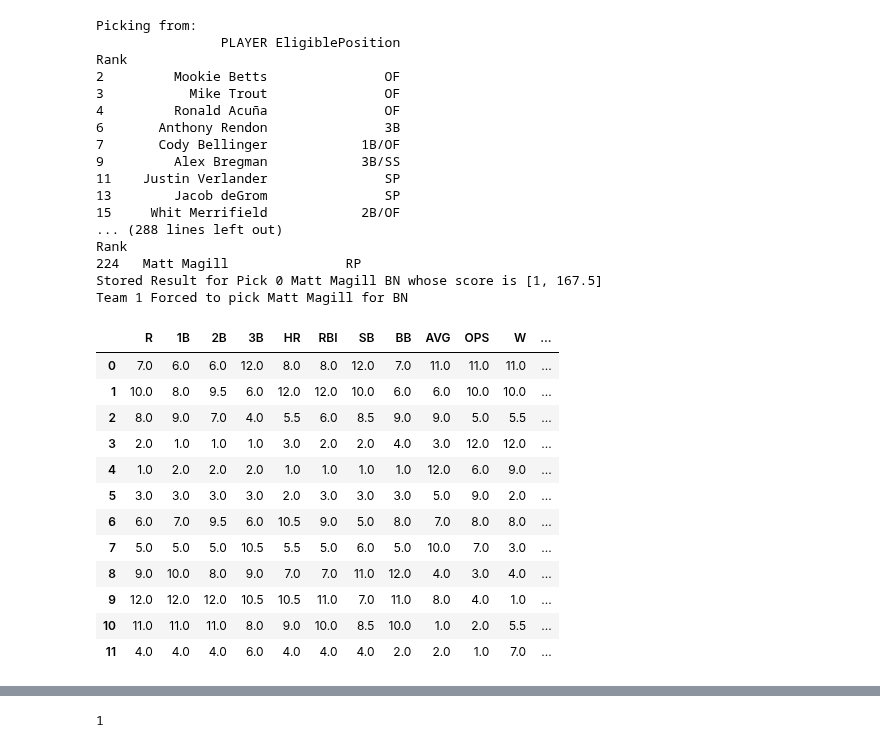
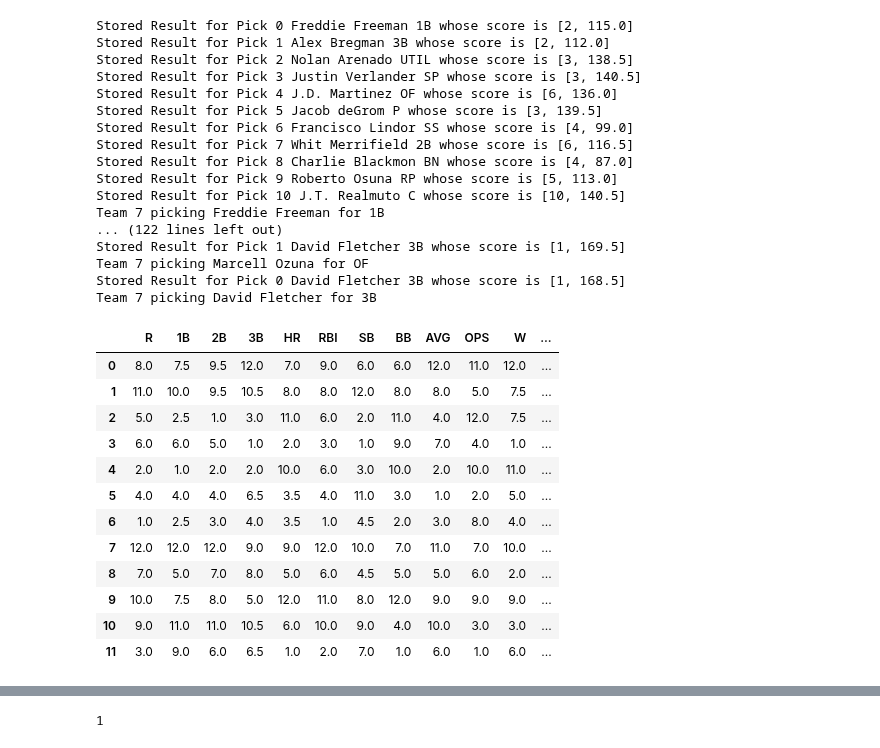
Before and after one commit to wrapgenius/GameDay2020, a Jupyter notebook: GameDay_Notebook.ipynb, the cells around one changed output, grey strips where cells are left out. Drawn from its saved outputs; the diff is of its cells as text; code cells hidden in the pictures.

Commit message:
Tried to get it to work for 1st and last pick but not successful

```diff
--- a/GameDay_Notebook.ipynb
+++ b/GameDay_Notebook.ipynb
@@ -52,2 +538,3 @@ dtype: float64
 # %%
-zipsS= Draft(player_ranking_zips, number_teams = 4, roster_spots = {'C':0,'1B':0,'2B':1, '3B':1,'SS':1,'OF':2,'UTIL':1,'SP':1,'RP':1,'P':1,'BN':1})
+steamM= Draft(player_ranking_zips, number_teams = 6, roster_spots = {'C':1,'1B':1,'2B':1, '3B':1,'SS':1,'OF':3,'UTIL':1,'SP':2,'RP':2,'P':3,'BN':2})
+steamL= Draft(player_ranking_steam, draft_position = 8)
@@ -57,37 +541,37 @@ steam = Draft(player_ranking_steam)
 # %%
-steam.draft_all()
+steamL.draft_all()
 # %% [output]
-Picking from:
-                PLAYER EligiblePosition
-Rank
-2         Mookie Betts               OF
-3           Mike Trout               OF
-4         Ronald Acuña               OF
-6       Anthony Rendon               3B
-7       Cody Bellinger            1B/OF
-9         Alex Bregman            3B/SS
-11    Justin Verlander               SP
-13        Jacob deGrom               SP
-15     Whit Merrifield            2B/OF
-... (288 lines left out)
-Rank
-224   Matt Magill               RP
-Stored Result for Pick 0 Matt Magill BN whose score is [1, 167.5]
-Team 1 Forced to pick Matt Magill for BN
+Stored Result for Pick 0 Freddie Freeman 1B whose score is [2, 115.0]
+Stored Result for Pick 1 Alex Bregman 3B whose score is [2, 112.0]
+Stored Result for Pick 2 Nolan Arenado UTIL whose score is [3, 138.5]
+Stored Result for Pick 3 Justin Verlander SP whose score is [3, 140.5]
+Stored Result for Pick 4 J.D. Martinez OF whose score is [6, 136.0]
+Stored Result for Pick 5 Jacob deGrom P whose score is [3, 139.5]
+Stored Result for Pick 6 Francisco Lindor SS whose score is [4, 99.0]
+Stored Result for Pick 7 Whit Merrifield 2B whose score is [6, 116.5]
+Stored Result for Pick 8 Charlie Blackmon BN whose score is [4, 87.0]
+Stored Result for Pick 9 Roberto Osuna RP whose score is [5, 113.0]
+Stored Result for Pick 10 J.T. Realmuto C whose score is [10, 140.5]
+Team 7 picking Freddie Freeman for 1B
+... (122 lines left out)
+Stored Result for Pick 1 David Fletcher 3B whose score is [1, 169.5]
+Team 7 picking Marcell Ozuna for OF
+Stored Result for Pick 0 David Fletcher 3B whose score is [1, 168.5]
+Team 7 picking David Fletcher for 3B
 # %%
-steam.roto_team_stats.rank()
+steamL.roto_team_stats.rank()
 # %% [output]
 |  | R | 1B | 2B | 3B | HR | RBI | SB | BB | AVG | OPS | W | ... |
-| 0 | 7.0 | 6.0 | 6.0 | 12.0 | 8.0 | 8.0 | 12.0 | 7.0 | 11.0 | 11.0 | 11.0 | ... |
-| 1 | 10.0 | 8.0 | 9.5 | 6.0 | 12.0 | 12.0 | 10.0 | 6.0 | 6.0 | 10.0 | 10.0 | ... |
-| 2 | 8.0 | 9.0 | 7.0 | 4.0 | 5.5 | 6.0 | 8.5 | 9.0 | 9.0 | 5.0 | 5.5 | ... |
-| 3 | 2.0 | 1.0 | 1.0 | 1.0 | 3.0 | 2.0 | 2.0 | 4.0 | 3.0 | 12.0 | 12.0 | ... |
-| 4 | 1.0 | 2.0 | 2.0 | 2.0 | 1.0 | 1.0 | 1.0 | 1.0 | 12.0 | 6.0 | 9.0 | ... |
-| 5 | 3.0 | 3.0 | 3.0 | 3.0 | 2.0 | 3.0 | 3.0 | 3.0 | 5.0 | 9.0 | 2.0 | ... |
-| 6 | 6.0 | 7.0 | 9.5 | 6.0 | 10.5 | 9.0 | 5.0 | 8.0 | 7.0 | 8.0 | 8.0 | ... |
-| 7 | 5.0 | 5.0 | 5.0 | 10.5 | 5.5 | 5.0 | 6.0 | 5.0 | 10.0 | 7.0 | 3.0 | ... |
-| 8 | 9.0 | 10.0 | 8.0 | 9.0 | 7.0 | 7.0 | 11.0 | 12.0 | 4.0 | 3.0 | 4.0 | ... |
-| 9 | 12.0 | 12.0 | 12.0 | 10.5 | 10.5 | 11.0 | 7.0 | 11.0 | 8.0 | 4.0 | 1.0 | ... |
-| 10 | 11.0 | 11.0 | 11.0 | 8.0 | 9.0 | 10.0 | 8.5 | 10.0 | 1.0 | 2.0 | 5.5 | ... |
-| 11 | 4.0 | 4.0 | 4.0 | 6.0 | 4.0 | 4.0 | 4.0 | 2.0 | 2.0 | 1.0 | 7.0 | ... |
+| 0 | 8.0 | 7.5 | 9.5 | 12.0 | 7.0 | 9.0 | 6.0 | 6.0 | 12.0 | 11.0 | 12.0 | ... |
+| 1 | 11.0 | 10.0 | 9.5 | 10.5 | 8.0 | 8.0 | 12.0 | 8.0 | 8.0 | 5.0 | 7.5 | ... |
+| 2 | 5.0 | 2.5 | 1.0 | 3.0 | 11.0 | 6.0 | 2.0 | 11.0 | 4.0 | 12.0 | 7.5 | ... |
+| 3 | 6.0 | 6.0 | 5.0 | 1.0 | 2.0 | 3.0 | 1.0 | 9.0 | 7.0 | 4.0 | 1.0 | ... |
+| 4 | 2.0 | 1.0 | 2.0 | 2.0 | 10.0 | 6.0 | 3.0 | 10.0 | 2.0 | 10.0 | 11.0 | ... |
+| 5 | 4.0 | 4.0 | 4.0 | 6.5 | 3.5 | 4.0 | 11.0 | 3.0 | 1.0 | 2.0 | 5.0 | ... |
+| 6 | 1.0 | 2.5 | 3.0 | 4.0 | 3.5 | 1.0 | 4.5 | 2.0 | 3.0 | 8.0 | 4.0 | ... |
+| 7 | 12.0 | 12.0 | 12.0 | 9.0 | 9.0 | 12.0 | 10.0 | 7.0 | 11.0 | 7.0 | 10.0 | ... |
+| 8 | 7.0 | 5.0 | 7.0 | 8.0 | 5.0 | 6.0 | 4.5 | 5.0 | 5.0 | 6.0 | 2.0 | ... |
+| 9 | 10.0 | 7.5 | 8.0 | 5.0 | 12.0 | 11.0 | 8.0 | 12.0 | 9.0 | 9.0 | 9.0 | ... |
+| 10 | 9.0 | 11.0 | 11.0 | 10.5 | 6.0 | 10.0 | 9.0 | 4.0 | 10.0 | 3.0 | 3.0 | ... |
+| 11 | 3.0 | 9.0 | 6.0 | 6.5 | 1.0 | 2.0 | 7.0 | 1.0 | 6.0 | 1.0 | 6.0 | ... |
 # %%
```
Also changed, not shown: parts of 19 cells of this notebook, 1 other file.
